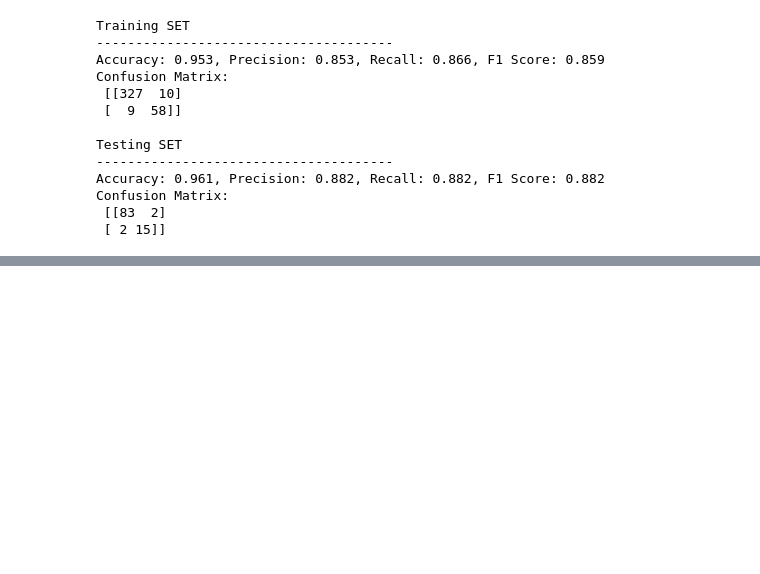
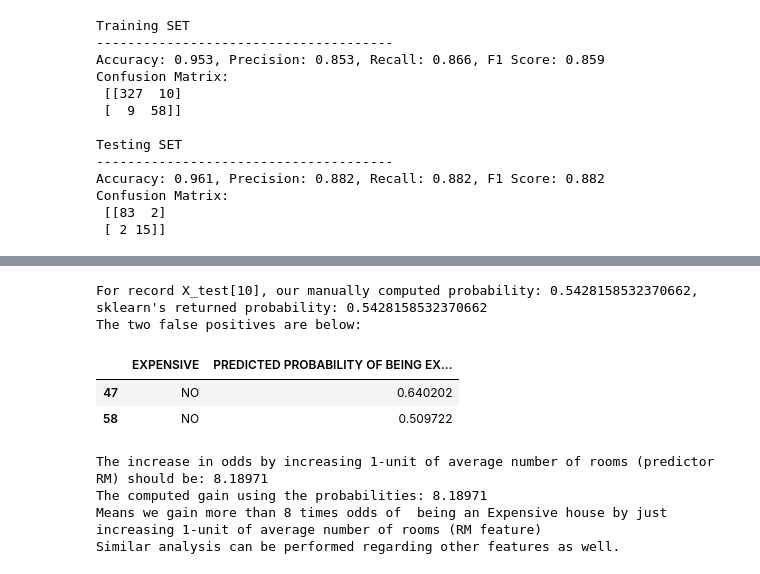
Before and after one commit to mahtabhossain/comp1804-linear-regression, a Jupyter notebook: logistic_regression.ipynb, the cells around one changed output, grey strips where cells are left out. Drawn from its saved outputs; the diff is of its cells as text; code cells hidden in the pictures; blank space fills up the shorter version.

```diff
--- a/logistic_regression.ipynb
+++ b/logistic_regression.ipynb
@@ -165,0 +190,52 @@ ROC AUC (Testing)=0.982
+# %%
+# we will break down the computation of the first probability here [0.542816] corresponding to the testing record X_test[10:11]
+# and relate it to the different elements of the logistic regression algorithm [refer to Slide 4 of the lecture notes - especially the diagram]
+
+# we already know the optimum weights, w_i [model parameters] after training, they are stored as grid.best_estimator_.coef_ [since we have used Grid Search]
+# depending on how you train them [with or without grid search], and the name of the variables, this may vary......
+# grid.best_estimator_.intercept_ will hold the w_0
+
+# compute: net input (z): refer to Slide 4 of lecture notes [it is just the weighted sum, z = \sum_{j=1}^m w_j.x_j + w_0]
+z = np.dot(X_test[10:11].tolist()[0], grid.best_estimator_.coef_[0])+grid.best_estimator_.intercept_[0]
+
+# compute: sigma(z): the probability / activation function output - again refer to Slide 4 of lecture notes....
+sigma_z = 1 / (1+ np.exp(-z))
+print("For record X_test[10], our manually computed probability: {}, sklearn's returned probability: {}".format(sigma_z, grid.predict_proba(X_test[10:11])[:,1][0]))
+
+# you may also want to look at the False Positive records predicted probabilities [e.g., NO in actual Expensive column but probability of prediction will be >= 0.5]
+# we already know there will be two False Positives for the testing set [from the confusion matrix above]
+print('The two false positives are below: ')
+pb_df[(pb_df['EXPENSIVE'] == 'NO') & (pb_df['PREDICTED PROBABILITY OF BEING EXPENSIVE'] >= 0.5)]
+# you can trace back to the X_test to check the features [standardised] - you may need to 'de'-standardise to check the actual feature values
+# also, do the same for false negatives - from confusion matrix, you know there will be two
+# %% [output]
+For record X_test[10], our manually computed probability: 0.5428158532370662, sklearn's returned probability: 0.5428158532370662
+The two false positives are below:
+|  | EXPENSIVE | PREDICTED PROBABILITY OF BEING EX... |
+| 47 | NO | 0.640202 |
+| 58 | NO | 0.509722 |
+# %%
+# computing odds (in many books/articles, you may find it to be 'logit' function)
+# if P(Y==1|X) can be denoted as 'p', then odds (logit) = p / (1-p)
+# it has similar interpretation as 'Linear Regression', for example, in lecture slides we have seen by how much 1-unit (1£) of Bills (X) may increase/decrease the Tips (y)
+# however, this was more straight-forward in 'Linear Regression' since the relationship between 'predictor' (X) and the response variable (y) was regressed with linear activation function.
+
+# In logistic regression, we used non-linear activation function - so this relationship between 'predictor' (X) and response variable (y) are not linear.
+# we try to find how much 1-unit increase (e.g., say RM - average number of rooms predictor variable) will increase/decrease the odds - this will be the following:
+# exp(weight associated with RM) - RM is the 5th index inside the weight coef_
+# you can find one detailed explanation here: https://stats.stackexchange.com/questions/29325/what-is-the-difference-between-linear-regression-and-logistic-regression
+# the computed weights are for standardised features - needs to be scaled by std (standard deviation)
+print('The increase in odds by increasing 1-unit of average number of rooms (predictor RM) should be: {:.5f}'.format(np.exp((grid.best_estimator_.coef_[0][5]/np.sqrt(sc.var_[5])))))
+# we can actually verify it by taking one record, and computing p/(1-p) using the model for both original RM and new (RM+1)
+orig_prob = grid.predict_proba(X_test[10].reshape(1, -1))  # if it is a single record, requires reshaping
+# the features were standardised by (x - u) / s by StandardScaler() - documentation here: https://scikit-learn.org/stable/modules/generated/sklearn.preprocessing.StandardScaler.html
+# increasing x by 1 will mean increasing standardised feature by 1/s
+X_test[10][5] = X_test[10][5] + (1/np.sqrt(sc.var_[5]))
+new_prob = grid.predict_proba(X_test[10].reshape(1, -1))
+print('The computed gain using the probabilities: {:.5f}'.format((new_prob[0, 1]/new_prob[0, 0])/(orig_prob[0, 1]/orig_prob[0, 0])))
+print('Means we gain more than 8 times odds of  being an Expensive house by just increasing 1-unit of average number of rooms (RM feature)\nSimilar analysis can be performed regarding other features as well.')
+# %% [output]
+The increase in odds by increasing 1-unit of average number of rooms (predictor RM) should be: 8.18971
+The computed gain using the probabilities: 8.18971
+Means we gain more than 8 times odds of  being an Expensive house by just increasing 1-unit of average number of rooms (RM feature)
+Similar analysis can be performed regarding other features as well.
```
Also changed, not shown: parts of 7 cells of this notebook, 2 other files.
